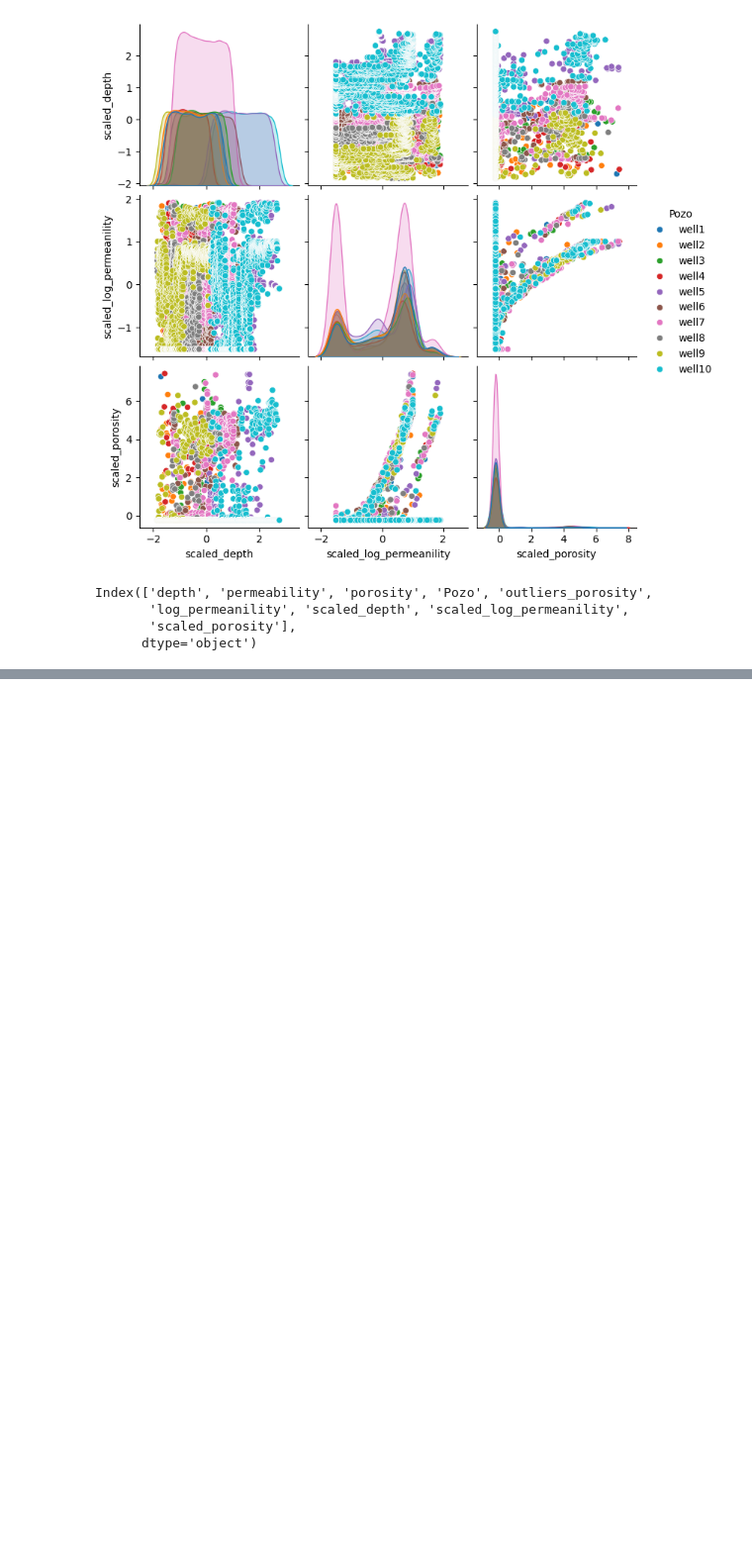
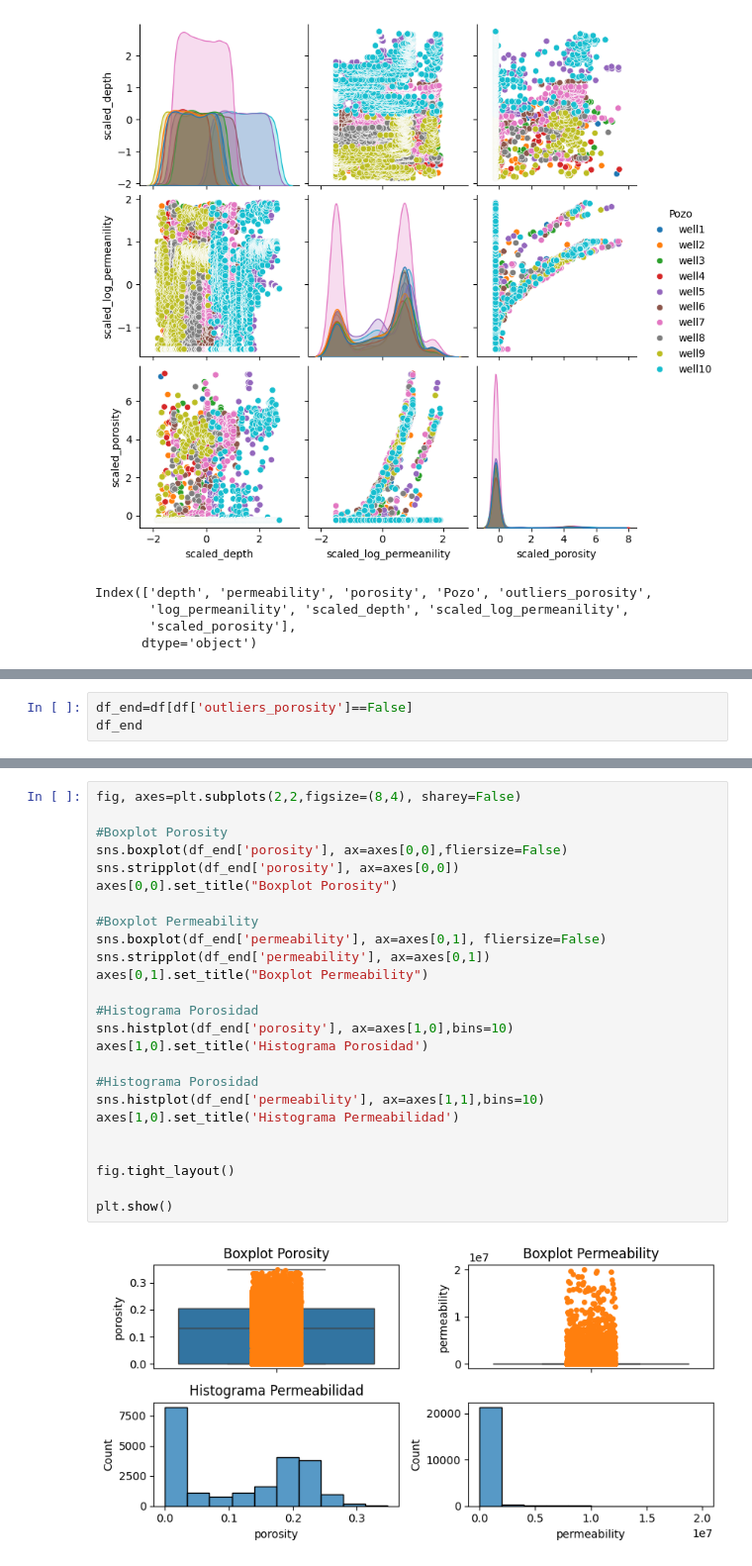
Before and after one commit to jesusiv24921/Clustering-zonas-Geol-gicas, a Jupyter notebook: clustering_zonas_geologicas.ipynb, the cells around one changed output, grey strips where cells are left out. Shown at 99% size. Drawn from its saved outputs; the diff is of its cells as text; blank space fills up the shorter version.

```diff
--- a/clustering_zonas_geologicas.ipynb
+++ b/clustering_zonas_geologicas.ipynb
@@ -304,0 +305,3 @@ Mediante el modelo de Regresión Lineal para los valores atípicos, se obtuvo un
+# %%
+df_end=df[df['outliers_porosity']==False]
+df_end
@@ -304,0 +322,27 @@ Mediante el modelo de Regresión Lineal para los valores atípicos, se obtuvo un
+# %%
+fig, axes=plt.subplots(2,2,figsize=(8,4), sharey=False)
+
+#Boxplot Porosity
+sns.boxplot(df_end['porosity'], ax=axes[0,0],fliersize=False)
+sns.stripplot(df_end['porosity'], ax=axes[0,0])
+axes[0,0].set_title("Boxplot Porosity")
+
+#Boxplot Permeability
+sns.boxplot(df_end['permeability'], ax=axes[0,1], fliersize=False)
+sns.stripplot(df_end['permeability'], ax=axes[0,1])
+axes[0,1].set_title("Boxplot Permeability")
+
+#Histograma Porosidad
+sns.histplot(df_end['porosity'], ax=axes[1,0],bins=10)
+axes[1,0].set_title('Histograma Porosidad')
+
+#Histograma Porosidad
+sns.histplot(df_end['permeability'], ax=axes[1,1],bins=10)
+axes[1,0].set_title('Histograma Permeabilidad')
+
+
+fig.tight_layout()
+
+plt.show()
+# %% [output]
+[figure, added]
```
Also changed, not shown: parts of 4 cells of this notebook.
